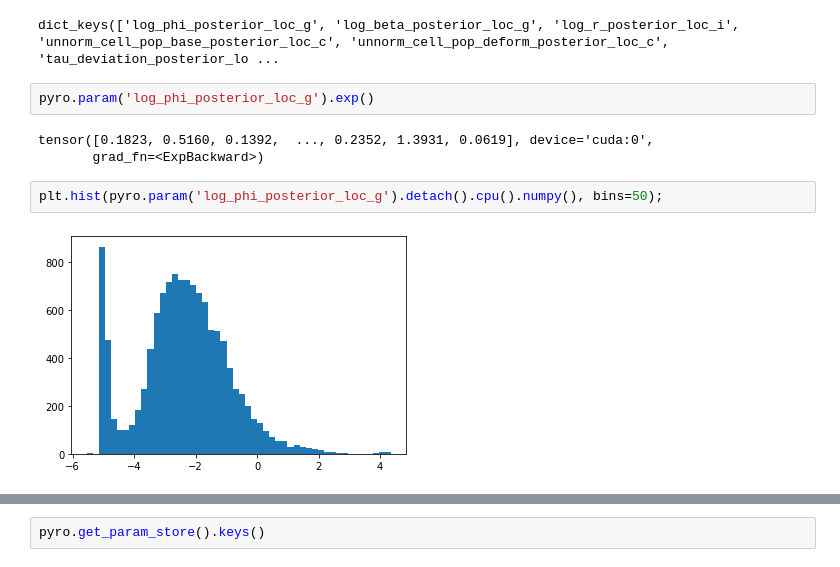
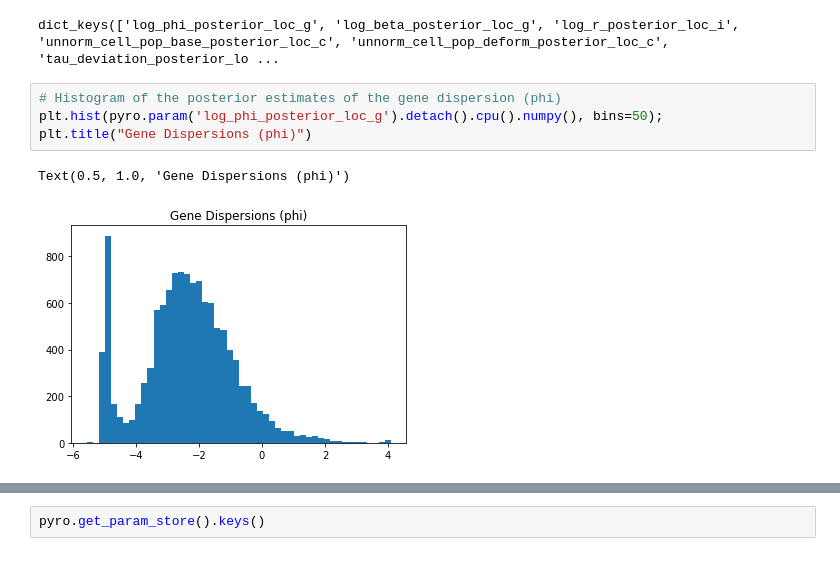
Before and after one commit to broadinstitute/temporal-rna-seq-deconvolution, a Jupyter notebook: pyro-ebov-deconvolution.ipynb, the cells around one changed output, grey strips where cells are left out. Cells and saved outputs as stored; diff of their text form.

```diff
--- a/pyro-ebov-deconvolution.ipynb
+++ b/pyro-ebov-deconvolution.ipynb
@@ -624,12 +625,10 @@ plt.plot(loss_hist)
 pyro.get_param_store().keys()
 # %% [output]
 dict_keys(['log_phi_posterior_loc_g', 'log_beta_posterior_loc_g', 'log_r_posterior_loc_i', 'unnorm_cell_pop_base_posterior_loc_c', 'unnorm_cell_pop_deform_posterior_loc_c', 'tau_deviation_posterior_lo ...
-# %%
-pyro.param('log_phi_posterior_loc_g').exp()
-# %% [output]
-tensor([0.1823, 0.5160, 0.1392,  ..., 0.2352, 1.3931, 0.0619], device='cuda:0',
-       grad_fn=<ExpBackward>)
 # %%
+# Histogram of the posterior estimates of the gene dispersion (phi)
 plt.hist(pyro.param('log_phi_posterior_loc_g').detach().cpu().numpy(), bins=50);
+plt.title("Gene Dispersions (phi)")
 # %% [output]
+Text(0.5, 1.0, 'Gene Dispersions (phi)')
-[figure, old version]
+[figure, new version]
```
Also changed, not shown: parts of 26 cells of this notebook, 5 other files.
